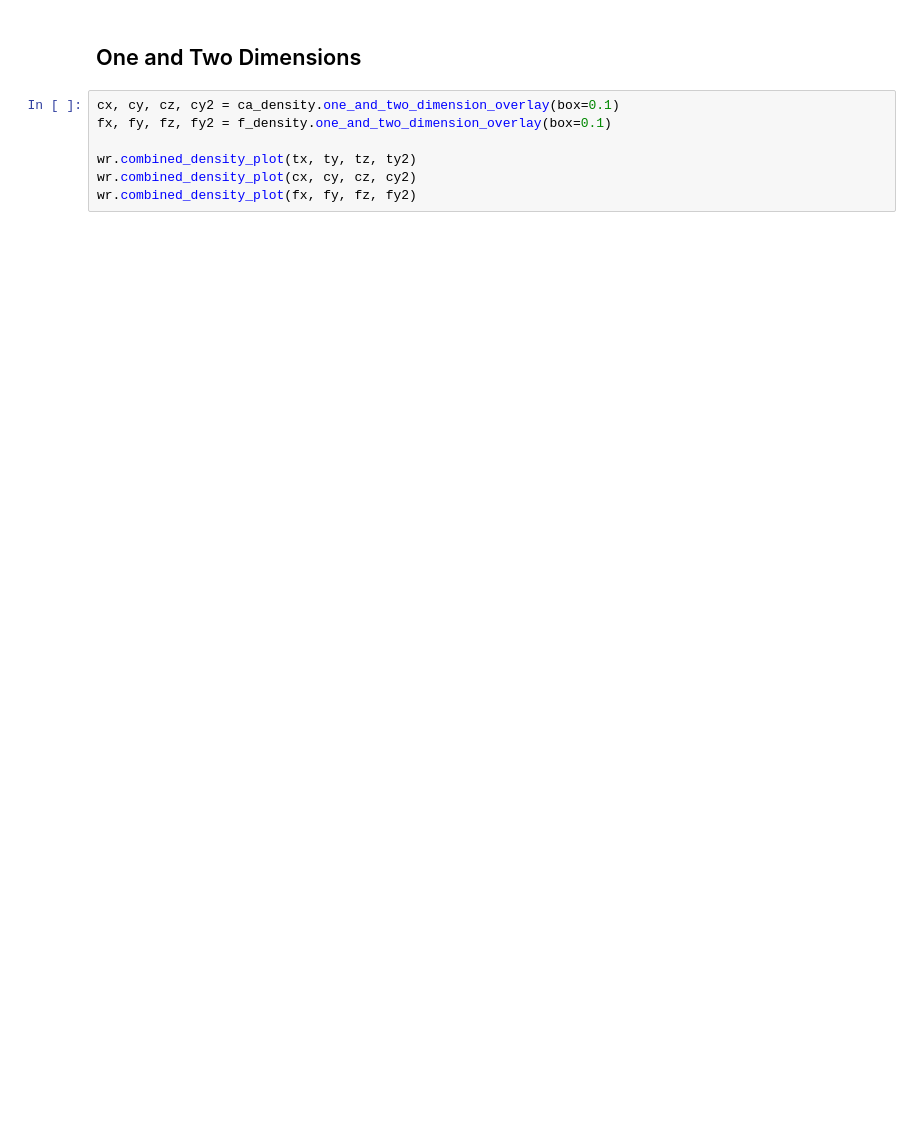
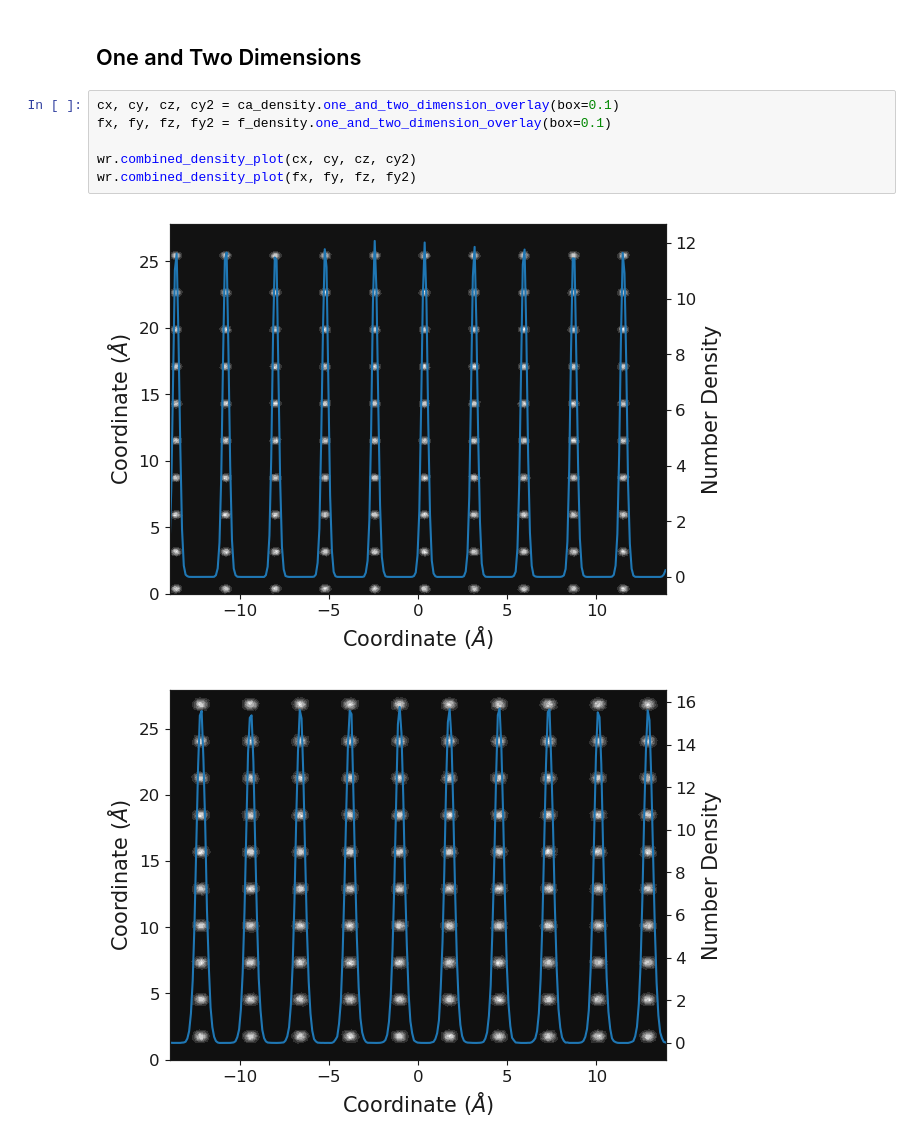
Before and after one commit to symmy596/Polypy, a Jupyter notebook: examples/Density.ipynb, the cells around one changed output. Cells and saved outputs as stored; diff of their text form; blank space fills up the shorter version.

```diff
--- a/examples/Density.ipynb
+++ b/examples/Density.ipynb
@@ -90,7 +110,9 @@ wr.two_dimensional_charge_density_plot(fx, fy, charge_density)
 # %%
 cx, cy, cz, cy2 = ca_density.one_and_two_dimension_overlay(box=0.1)
 fx, fy, fz, fy2 = f_density.one_and_two_dimension_overlay(box=0.1)
 
-wr.combined_density_plot(tx, ty, tz, ty2)
 wr.combined_density_plot(cx, cy, cz, cy2)
 wr.combined_density_plot(fx, fy, fz, fy2)
+# %% [output]
+[figure, added]
+[figure, added]
```
Also changed, not shown: parts of 8 cells of this notebook, 1 other file.
